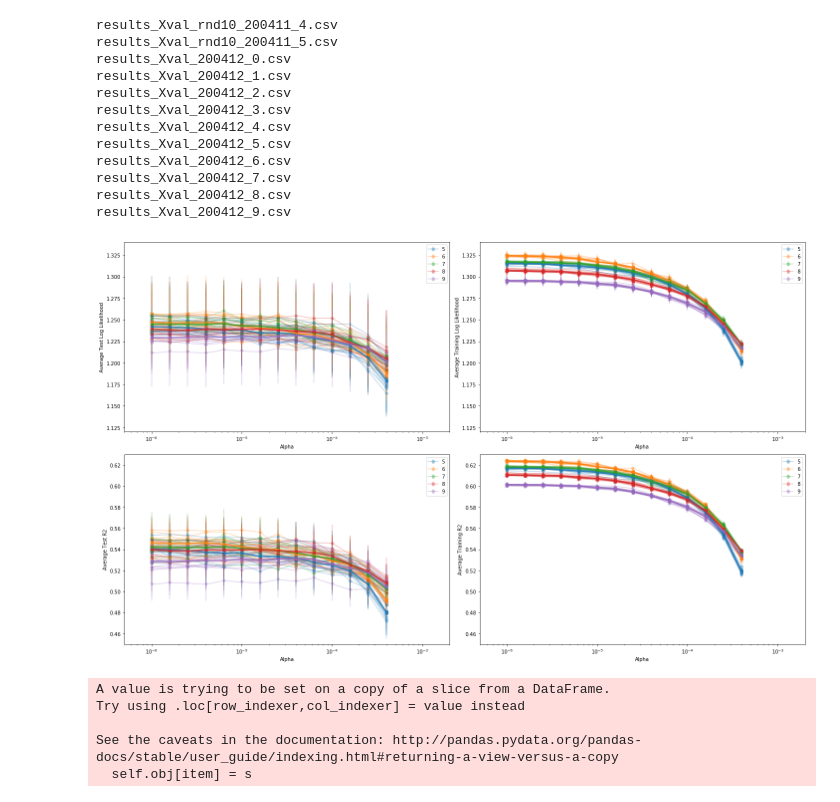
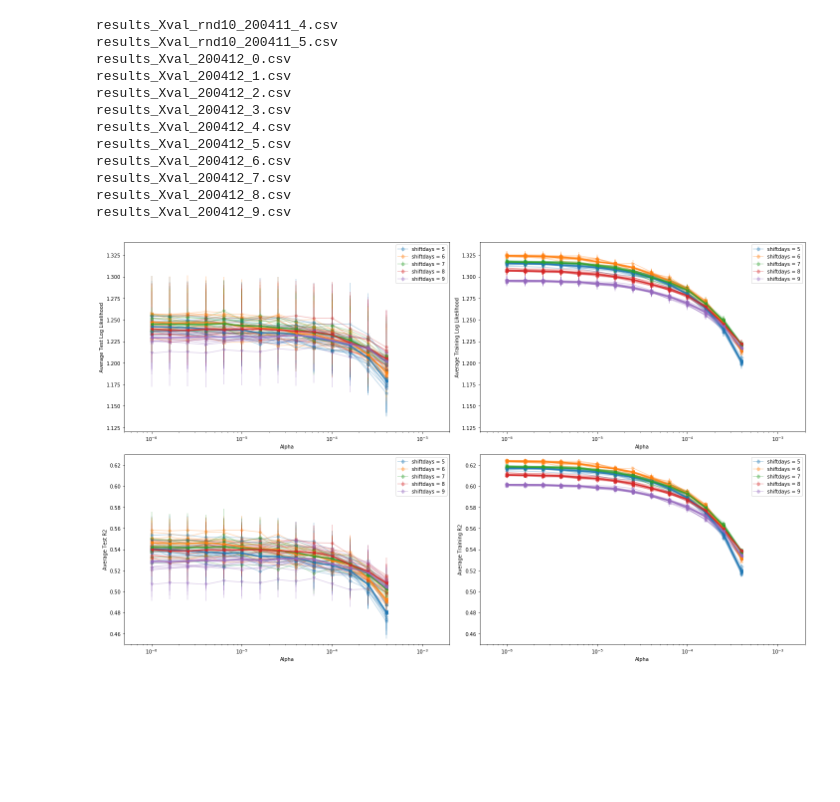
Before and after one commit to lukasgeyrhofer/corona, a Jupyter notebook: regression measures analysis.ipynb, the cells around one changed output. Cells and saved outputs as stored; diff of their text form; code cells hidden in the pictures; blank space fills up the shorter version.

```diff
--- a/regression measures analysis.ipynb
+++ b/regression measures analysis.ipynb
@@ -35,0 +176,6 @@ measure_data.RenameCountry('Czech Republic', 'Czechia')
+# %%
+regrDF   = {}
+maxshift = 10
+for shiftdays in range(0, maxshift + 1):
+    print('shiftdays = {}'.format(shiftdays))
+    regrDF[shiftdays], measurelist = GetRegressionDF(countrylist = measure_data.countrylist, shiftdays = shiftdays, smooth = True)
@@ -36,17 +194,6 @@ measure_data.RenameCountry('Czech Republic', 'Czechia')
 # %%
 filelist_nomaxlen = [ 'results_Xval_rnd10_200411_4.csv',
-                      'results_Xval_rnd10_200411_5.csv',
-                      'results_Xval_200412_0.csv',
-                      'results_Xval_200412_1.csv',
-                      'results_Xval_200412_2.csv',
-                      'results_Xval_200412_3.csv',
-                      'results_Xval_200412_4.csv',
-                      'results_Xval_200412_5.csv',
-                      'results_Xval_200412_6.csv',
-                      'results_Xval_200412_7.csv',
-                      'results_Xval_200412_8.csv',
-                      'results_Xval_200412_9.csv'
-                    ]
+                      'results_Xval_rnd10_200411_5.csv'] + ['results_Xval_200412_{}.csv'.format(i) for i in range(10)]
 
 filelist_maxlen = ['results_Xval_maxlen40_200412_{}.csv'.format(i) for i in range(10)]
 
@@ -167,42 +314,34 @@ for i in range(4):
     ax[i].set_xlim([1e-6/2,2e-3])
     ax[i].set_xscale('log')
     ax[i].set_xlabel(r'Alpha')
-    ax[i].legend([5,6,7,8,9])
+    ax[i].legend(['shiftdays = {}'.format(s) for s in range(5,10)])
 #ax[0].set_ylim([-10,1])
 ax[0].set_ylabel('Average Test Log Likelihood')
 ax[1].set_ylabel('Average Training Log Likelihood')
 ax[2].set_ylabel('Average Test R2')
 ax[3].set_ylabel('Average Training R2')
 ax[0].set_ylim([1.12,1.34])
 ax[1].set_ylim([1.12,1.34])
 ax[2].set_ylim([.45,.63])
 ax[3].set_ylim([.45,.63])
 
 fig.tight_layout()
 plt.savefig('loglikelihood_longrun.pdf')
 
 resDF.to_csv('resDF_longrun_200412.csv')
 
 #resDF.head()
 # %% [output]
 results_Xval_rnd10_200411_4.csv
 results_Xval_rnd10_200411_5.csv
 results_Xval_200412_0.csv
 results_Xval_200412_1.csv
 results_Xval_200412_2.csv
 results_Xval_200412_3.csv
 results_Xval_200412_4.csv
 results_Xval_200412_5.csv
 results_Xval_200412_6.csv
 results_Xval_200412_7.csv
 results_Xval_200412_8.csv
 results_Xval_200412_9.csv
-[figure, old version]
+[figure, new version]
-# %%
-regrDF6,ml = GetRegressionDF(countrylist = measure_data.countrylist, smooth = True, shiftdays = 6,maxlen=40)
-# %% [output]
-A value is trying to be set on a copy of a slice from a DataFrame.
-Try using .loc[row_indexer,col_indexer] = value instead
-
-See the caveats in the documentation: http://pandas.pydata.org/pandas-docs/stable/user_guide/indexing.html#returning-a-view-versus-a-copy
-  self.obj[item] = s
```
Also changed, not shown: parts of 15 cells of this notebook.
